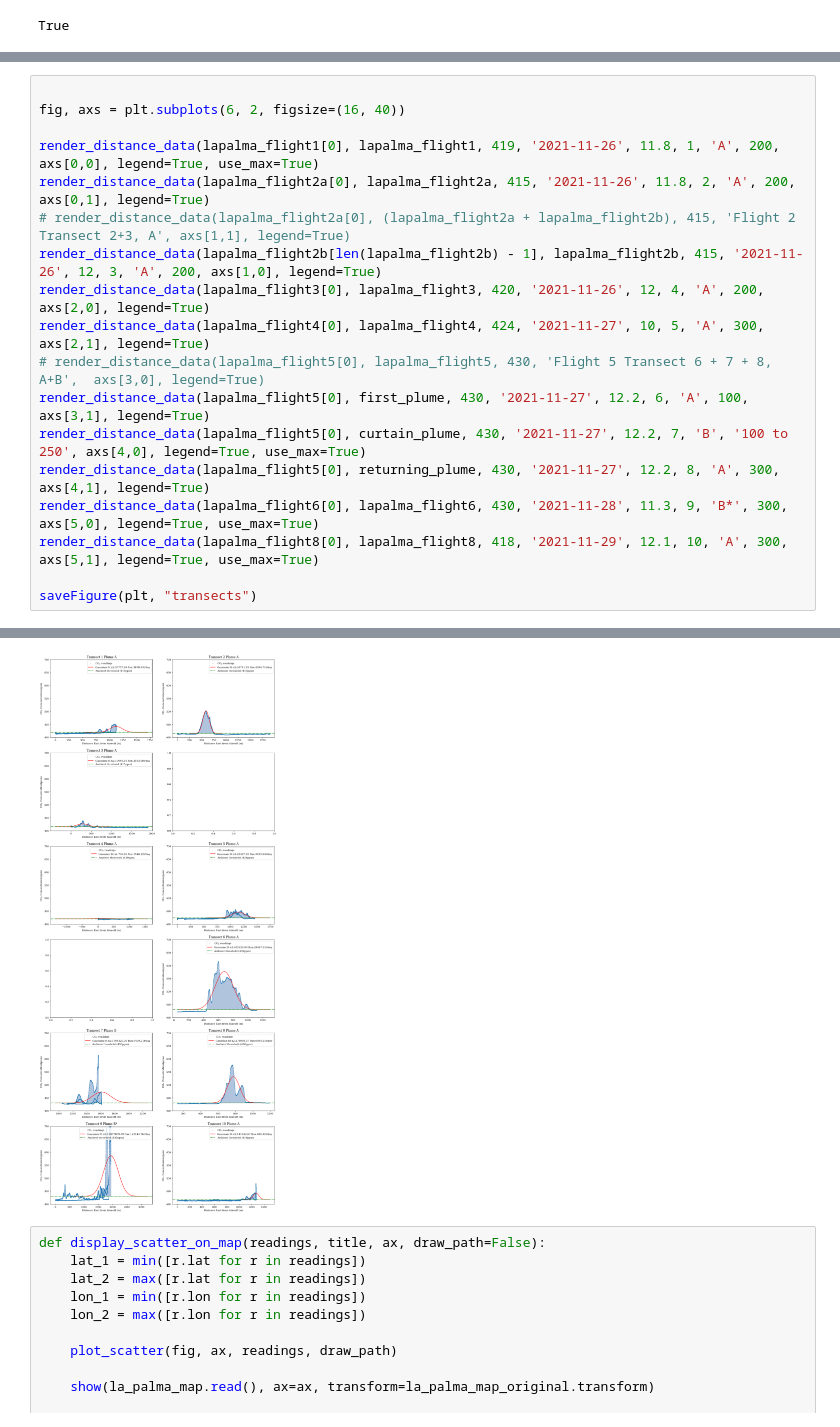
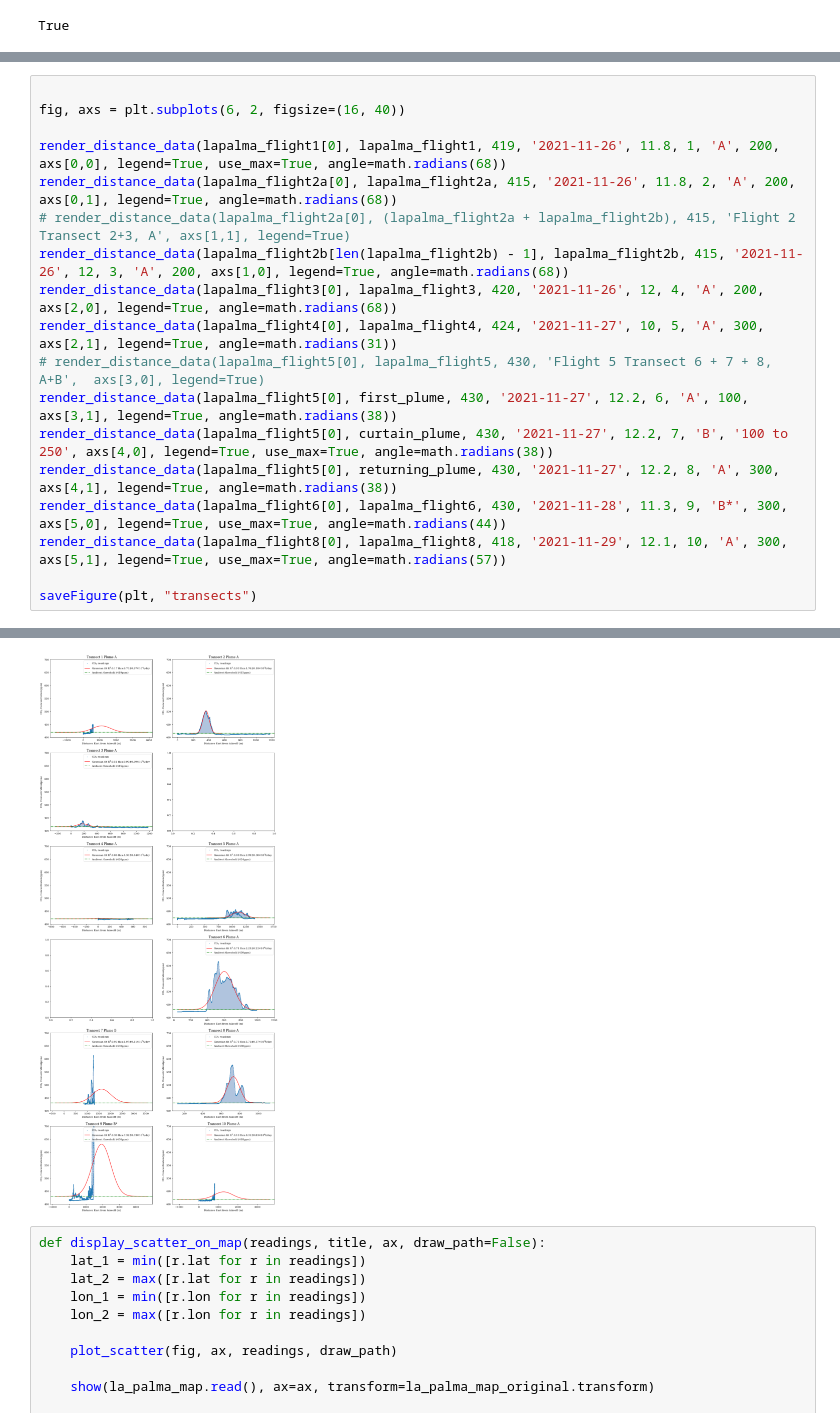
Before and after one commit to BCLab-UNM/lapalma-expedition, a Jupyter notebook: La Palma Nov 2021.ipynb, the cells around one changed output, grey strips where cells are left out. Saved outputs shown, nothing was run; the diff lists cells and outputs as text.

```diff
--- a/La Palma Nov 2021.ipynb
+++ b/La Palma Nov 2021.ipynb
@@ -709,18 +754,18 @@ render_distance_data(lapalma_flight6[0], lapalma_flight6, 430, '2021-11-28', 11.
 
 fig, axs = plt.subplots(6, 2, figsize=(16, 40))
 
-render_distance_data(lapalma_flight1[0], lapalma_flight1, 419, '2021-11-26', 11.8, 1, 'A', 200, axs[0,0], legend=True, use_max=True)
-render_distance_data(lapalma_flight2a[0], lapalma_flight2a, 415, '2021-11-26', 11.8, 2, 'A', 200, axs[0,1], legend=True)
+render_distance_data(lapalma_flight1[0], lapalma_flight1, 419, '2021-11-26', 11.8, 1, 'A', 200, axs[0,0], legend=True, use_max=True, angle=math.radians(68))
+render_distance_data(lapalma_flight2a[0], lapalma_flight2a, 415, '2021-11-26', 11.8, 2, 'A', 200, axs[0,1], legend=True, angle=math.radians(68))
 # render_distance_data(lapalma_flight2a[0], (lapalma_flight2a + lapalma_flight2b), 415, 'Flight 2 Transect 2+3, A', axs[1,1], legend=True)
-render_distance_data(lapalma_flight2b[len(lapalma_flight2b) - 1], lapalma_flight2b, 415, '2021-11-26', 12, 3, 'A', 200, axs[1,0], legend=True)
-render_distance_data(lapalma_flight3[0], lapalma_flight3, 420, '2021-11-26', 12, 4, 'A', 200, axs[2,0], legend=True)
-render_distance_data(lapalma_flight4[0], lapalma_flight4, 424, '2021-11-27', 10, 5, 'A', 300, axs[2,1], legend=True)
+render_distance_data(lapalma_flight2b[len(lapalma_flight2b) - 1], lapalma_flight2b, 415, '2021-11-26', 12, 3, 'A', 200, axs[1,0], legend=True, angle=math.radians(68))
+render_distance_data(lapalma_flight3[0], lapalma_flight3, 420, '2021-11-26', 12, 4, 'A', 200, axs[2,0], legend=True, angle=math.radians(68))
+render_distance_data(lapalma_flight4[0], lapalma_flight4, 424, '2021-11-27', 10, 5, 'A', 300, axs[2,1], legend=True, angle=math.radians(31))
 # render_distance_data(lapalma_flight5[0], lapalma_flight5, 430, 'Flight 5 Transect 6 + 7 + 8, A+B',  axs[3,0], legend=True)
-render_distance_data(lapalma_flight5[0], first_plume, 430, '2021-11-27', 12.2, 6, 'A', 100, axs[3,1], legend=True)
-render_distance_data(lapalma_flight5[0], curtain_plume, 430, '2021-11-27', 12.2, 7, 'B', '100 to 250', axs[4,0], legend=True, use_max=True)
-render_distance_data(lapalma_flight5[0], returning_plume, 430, '2021-11-27', 12.2, 8, 'A', 300, axs[4,1], legend=True)
-render_distance_data(lapalma_flight6[0], lapalma_flight6, 430, '2021-11-28', 11.3, 9, 'B*', 300, axs[5,0], legend=True, use_max=True)
-render_distance_data(lapalma_flight8[0], lapalma_flight8, 418, '2021-11-29', 12.1, 10, 'A', 300, axs[5,1], legend=True, use_max=True)
+render_distance_data(lapalma_flight5[0], first_plume, 430, '2021-11-27', 12.2, 6, 'A', 100, axs[3,1], legend=True, angle=math.radians(38))
+render_distance_data(lapalma_flight5[0], curtain_plume, 430, '2021-11-27', 12.2, 7, 'B', '100 to 250', axs[4,0], legend=True, use_max=True, angle=math.radians(38))
+render_distance_data(lapalma_flight5[0], returning_plume, 430, '2021-11-27', 12.2, 8, 'A', 300, axs[4,1], legend=True, angle=math.radians(38))
+render_distance_data(lapalma_flight6[0], lapalma_flight6, 430, '2021-11-28', 11.3, 9, 'B*', 300, axs[5,0], legend=True, use_max=True, angle=math.radians(44))
+render_distance_data(lapalma_flight8[0], lapalma_flight8, 418, '2021-11-29', 12.1, 10, 'A', 300, axs[5,1], legend=True, use_max=True, angle=math.radians(57))
 
 saveFigure(plt, "transects")
 # %% [output]
@@ -737,4 +782,4 @@ saveFigure(plt, "transects")
-[figure, old version]
+[figure, new version]
 # %%
 def display_scatter_on_map(readings, title, ax, draw_path=False):
     lat_1 = min([r.lat for r in readings])
```
Also changed, not shown: parts of 6 cells of this notebook.
